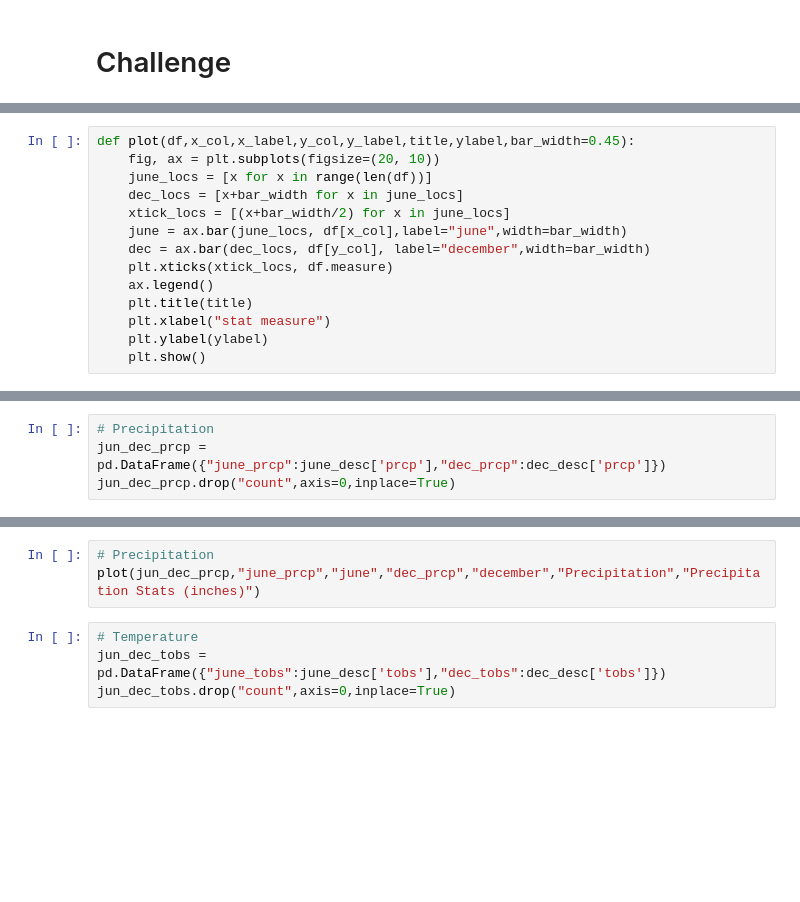
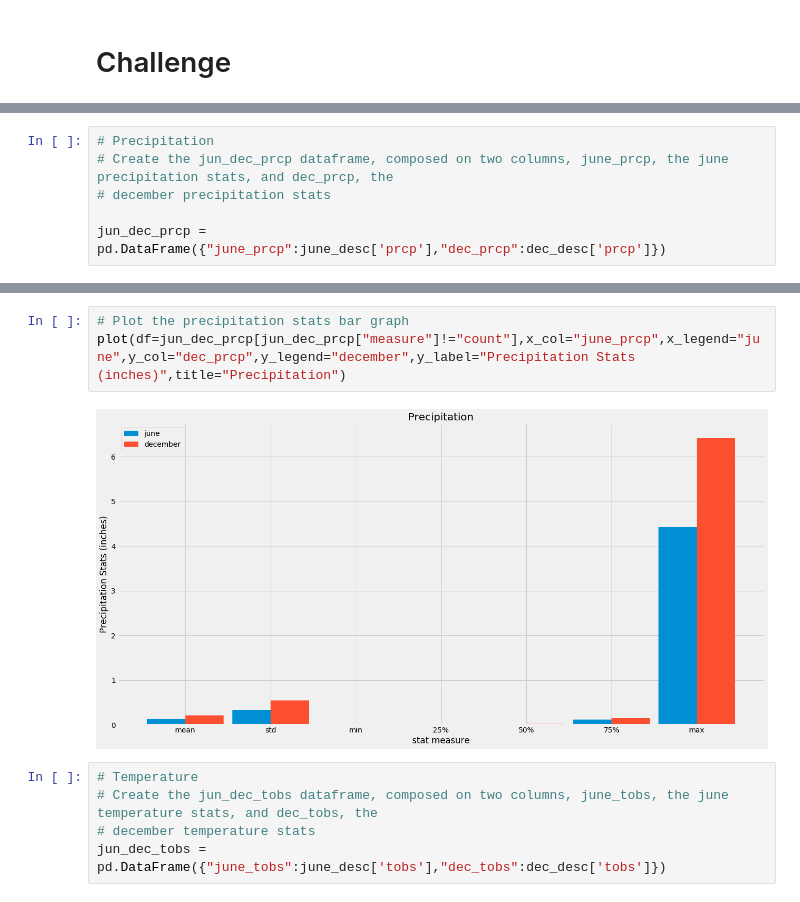
Before and after one commit to selkhayri/surfs_up, a Jupyter notebook: climate_analysis.ipynb, the cells around one changed output, grey strips where cells are left out. Cells and saved outputs as stored; diff of their text form; blank space fills up the shorter version.

```diff
--- a/challenge/temp/climate_analysis.ipynb
+++ b/climate_analysis.ipynb
@@ -211,14 +237,0 @@ def get_month_data(m):
-# %%
-def plot(df,x_col,x_label,y_col,y_label,title,ylabel,bar_width=0.45):
-    fig, ax = plt.subplots(figsize=(20, 10))
-    june_locs = [x for x in range(len(df))]
-    dec_locs = [x+bar_width for x in june_locs]
-    xtick_locs = [(x+bar_width/2) for x in june_locs]
-    june = ax.bar(june_locs, df[x_col],label="june",width=bar_width)
-    dec = ax.bar(dec_locs, df[y_col], label="december",width=bar_width)
-    plt.xticks(xtick_locs, df.measure)
-    ax.legend()
-    plt.title(title)
-    plt.xlabel("stat measure")
-    plt.ylabel(ylabel)
-    plt.show()
@@ -242,5 +375,7 @@ dec_df = pd.DataFrame(dec_data)
 dec_desc = dec_df.describe()
 # %%
 # Precipitation
+# Create the jun_dec_prcp dataframe, composed on two columns, june_prcp, the june precipitation stats, and dec_prcp, the
+# december precipitation stats
+
 jun_dec_prcp = pd.DataFrame({"june_prcp":june_desc['prcp'],"dec_prcp":dec_desc['prcp']})
-jun_dec_prcp.drop("count",axis=0,inplace=True)
@@ -250,7 +398,10 @@ jun_dec_prcp
 # %%
-# Precipitation
-plot(jun_dec_prcp,"june_prcp","june","dec_prcp","december","Precipitation","Precipitation Stats (inches)")
+# Plot the precipitation stats bar graph
+plot(df=jun_dec_prcp[jun_dec_prcp["measure"]!="count"],x_col="june_prcp",x_legend="june",y_col="dec_prcp",y_legend="december",y_label="Precipitation Stats (inches)",title="Precipitation")
+# %% [output]
+[figure, added]
 # %%
 # Temperature
+# Create the jun_dec_tobs dataframe, composed on two columns, june_tobs, the june temperature stats, and dec_tobs, the
+# december temperature stats
 jun_dec_tobs = pd.DataFrame({"june_tobs":june_desc['tobs'],"dec_tobs":dec_desc['tobs']})
-jun_dec_tobs.drop("count",axis=0,inplace=True)
```
Also changed, not shown: parts of 14 cells of this notebook, 1 other file.
